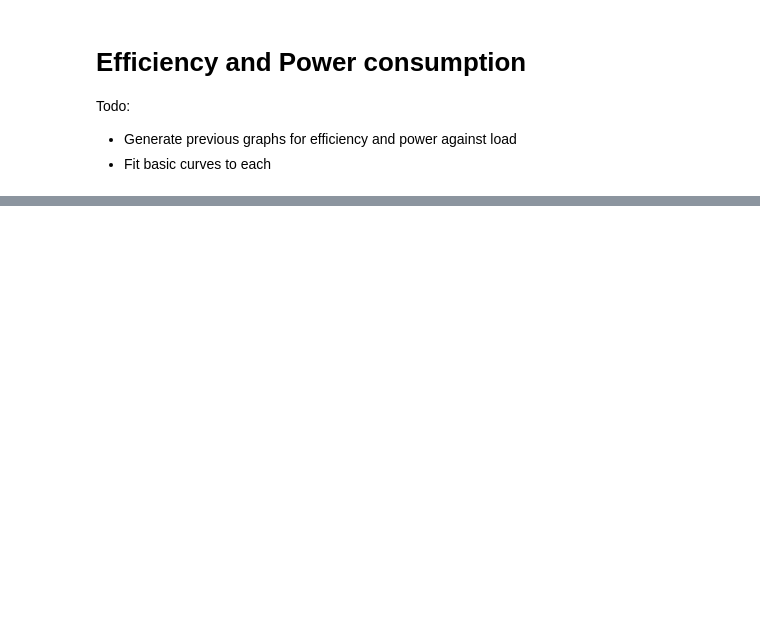
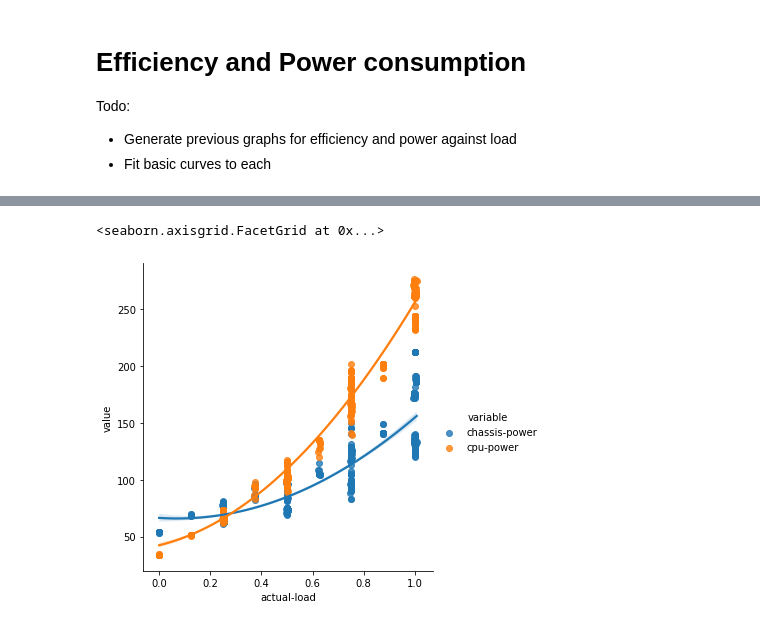
Before and after one commit to sjclement/sert-processing, a Jupyter notebook: Temperature_analysis.ipynb, the cells around one changed output, grey strips where cells are left out. Drawn from its saved outputs; the diff is of its cells as text; code cells hidden in the pictures; blank space fills up the shorter version.

```diff
--- a/Temperature_analysis.ipynb
+++ b/Temperature_analysis.ipynb
@@ -165,0 +197,7 @@ sns.scatterplot('actual_load', 'cpu_power', data=cpu, marker='x')
+# %%
+plotdf = cpu.melt('actual-load', ['chassis-power', 'cpu-power'])
+
+sns.lmplot(x='actual-load', y='value', hue='variable', data=plotdf, order=2)
+# %% [output]
+<seaborn.axisgrid.FacetGrid at 0x...>
+[figure, added]
```
Also changed, not shown: parts of 14 cells of this notebook.
